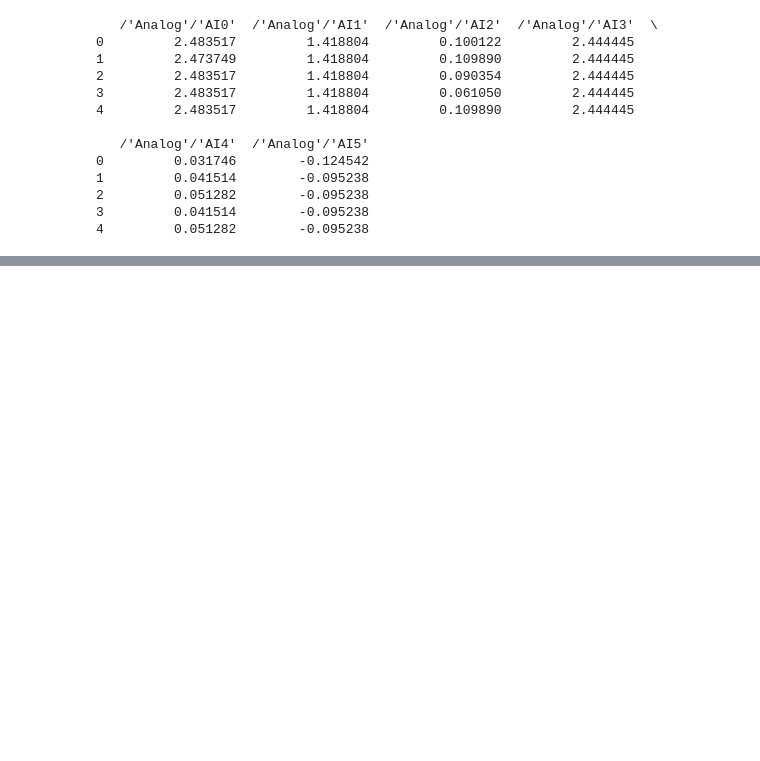
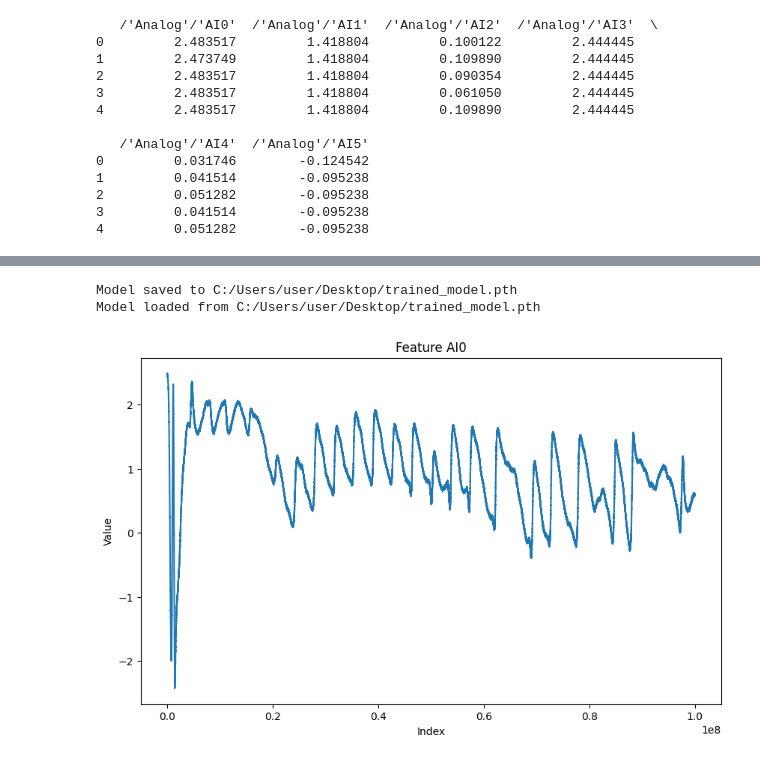
Before and after one commit to HyouinSchoolAcc/GPT_two_qubit_polarization_tracking, a Jupyter notebook: Legacy/train.ipynb, the cells around one changed output, grey strips where cells are left out. Drawn from its saved outputs; the diff is of its cells as text; code cells hidden in the pictures; blank space fills up the shorter version.

```diff
--- a/Legacy/train.ipynb
+++ b/Legacy/train.ipynb
@@ -39,0 +50,12 @@ TDMS File Data Loaded:
+# %%
+# Step 1: Load the .tdms file
+file_path = r"C:\Users\user\Downloads\20241126_1517.tdms"
+tdms_file = TdmsFile.read(file_path)
+
+# Convert TDMS data to a pandas DataFrame
+df_tdms = tdms_file.as_dataframe()
+print("TDMS File Data Loaded:")
+device = torch.device("cuda" if torch.cuda.is_available() else "cpu")
+def clean_memory():
+    gc.collect()           # Garbage collect Python objects
+    torch.cuda.empty_cache()  # Clear cached memory on GPU
@@ -336,3 +332,17 @@ step 1150: train loss 0.0186, val loss 0.2014
+# %%
+    model_path = "C:/Users/user/Desktop/trained_model.pth"
+    #torch.save(model, model_path)
+
+    print("Model saved to", model_path)
+
+    # To load the model later
+    model = EncoderDecoderModelWithMultiHeadAttention(input_feature_dim, embed_size, target_dim, block_size*2+2, num_heads, num_layers)
+    model=torch.load(model_path)
+    model.to(device)
+    print("Model loaded from", model_path)
+# %% [output]
+Model saved to C:/Users/user/Desktop/trained_model.pth
+Model loaded from C:/Users/user/Desktop/trained_model.pth
 # %%
 def prepare_full_dataset(x, y, block_size,length):
     full_sequences = []
@@ -369,11 +379,13 @@ AI1 = predictions_full[:, 1].numpy()
 AI2 = predictions_full[:, 2].numpy()
 # %%
 plt.figure(figsize=(10, 6))
-plt.plot(df["AI0"][0:500000])
+plt.plot(df["/'Analog'/'AI0'"][0:500000])
 plt.title('Feature AI0')
 plt.xlabel('Index')
 plt.ylabel('Value')
 plt.show()
+# %% [output]
+[figure, added]
 # %%
 plt.figure(figsize=(10, 6))
 plt.plot(AI0)
```
Also changed, not shown: parts of 10 cells of this notebook.
